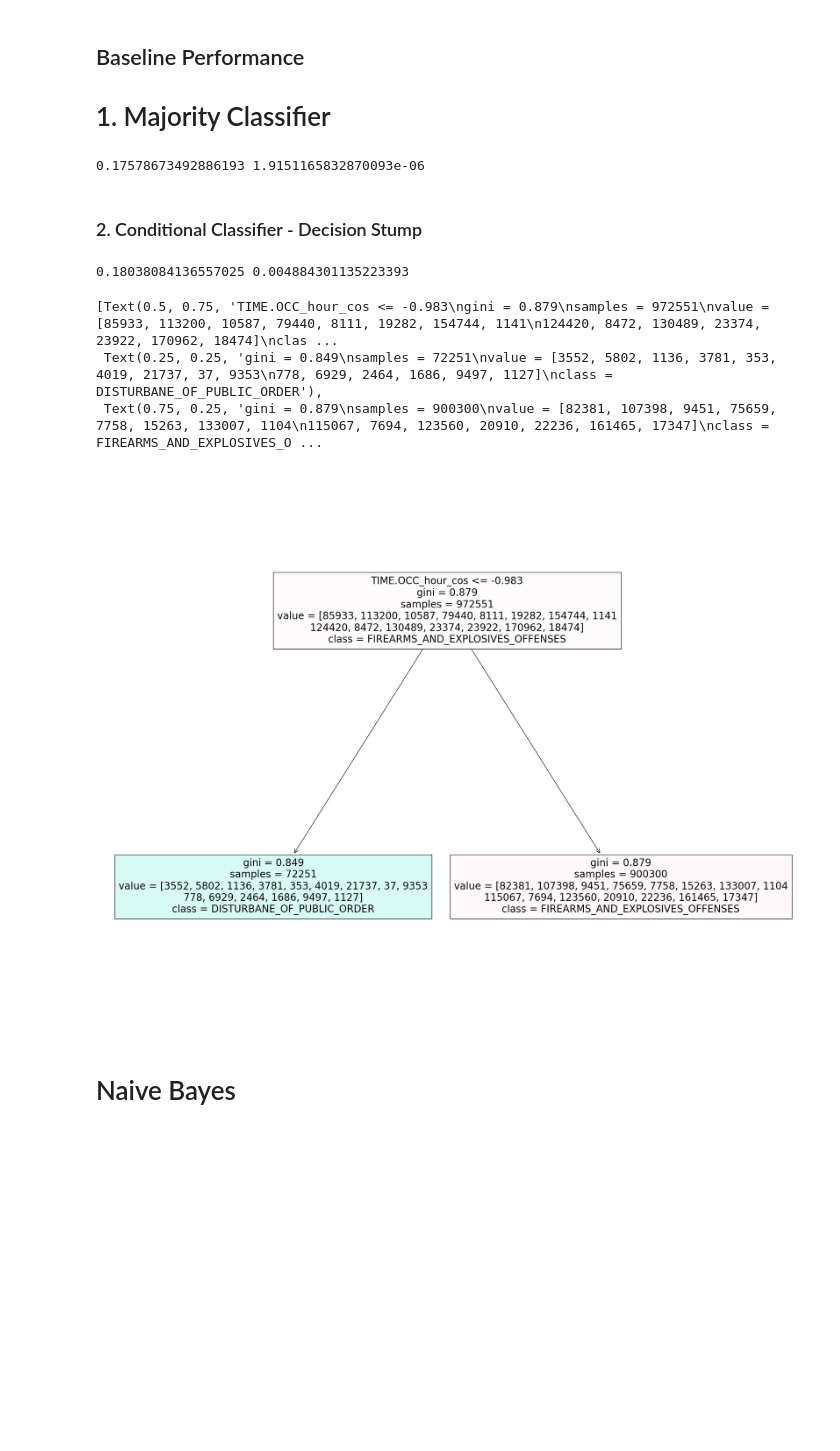
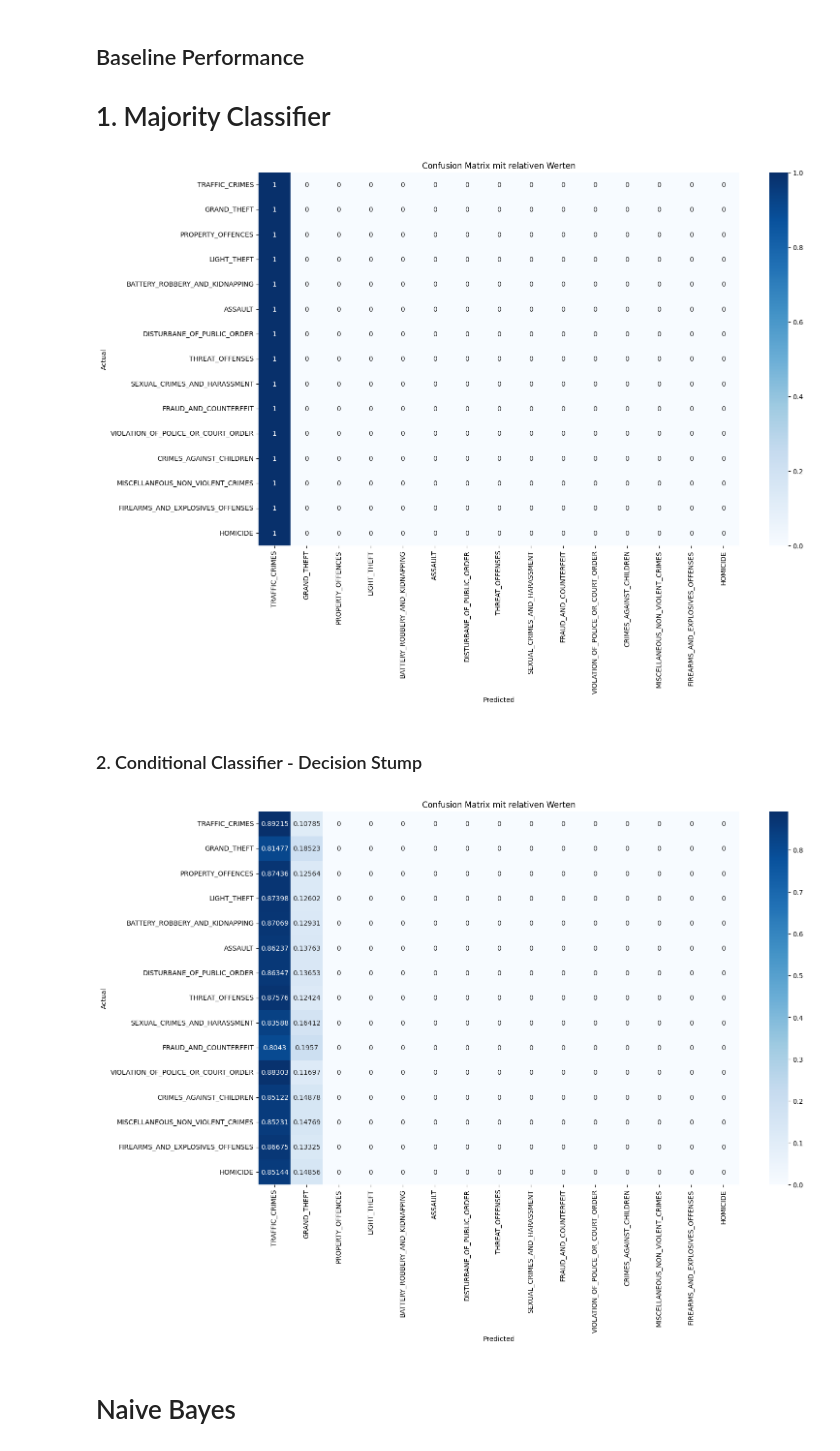
Before and after one commit to dominikth13/BI_Project, a Jupyter notebook: data_evaluation_Dominik.ipynb, the cells around one changed output. Drawn from its saved outputs; the diff is of its cells as text; code cells hidden in the pictures; blank space fills up the shorter version.

```diff
--- a/data_evaluation_Dominik.ipynb
+++ b/data_evaluation_Dominik.ipynb
@@ -174,31 +174,46 @@ plot_confusion_matrix(actual_classes, predict_classes, sorted_labels, mode='rela
 # %%
 from sklearn.dummy import DummyClassifier
 
+features = ['RD','LAT','LONG','UNIX.TIMESTAMP','TIME.OCC_hour',
+            'DATE.OCC_day','DATE.OCC_weekday','DATE.OCC_weekend','DATE.OCC_month',
+            'DATE.OCC_year','TIME.OCC_hour_cos','DATE.OCC_day_cos','DATE.OCC_weekday_cos',
+            'DATE.OCC_month_cos']
+target = 'CRIME_CAT'
+selection = features + [target]
 dummy_classifier = DummyClassifier(strategy='most_frequent')
 predict_data_encoded = cleaned_data[selection].copy()
-score = cross_validate(dummy_classifier, predict_data_encoded[features], predict_data_encoded[target], cv=5)
-print(score['test_score'].mean(), score['test_score'].std())
+# score = cross_validate(dummy_classifier, predict_data_encoded[features], predict_data_encoded[target], cv=5)
+# print(score['test_score'].mean(), score['test_score'].std())
+
+actual_classes, predict_classes, _ = cross_val_predict(dummy_classifier, kfold, np.array(predict_data_encoded[features]), np.array(predict_data_encoded[target]))
+plot_confusion_matrix(actual_classes, predict_classes, sorted_labels, mode='relative')
 # %% [output]
-0.17578673492886193 1.9151165832870093e-06
+[figure, added]
 # %% [markdown]
 ### 2. Conditional Classifier - Decision Stump
 # %%
+features = ['RD','LAT','LONG','UNIX.TIMESTAMP','TIME.OCC_hour',
+            'DATE.OCC_day','DATE.OCC_weekday','DATE.OCC_weekend','DATE.OCC_month',
+            'DATE.OCC_year','TIME.OCC_hour_cos','DATE.OCC_day_cos','DATE.OCC_weekday_cos',
+            'DATE.OCC_month_cos']
+target = 'CRIME_CAT'
+selection = features + [target]
+
 dec_stump = tree.DecisionTreeClassifier(max_depth=1)
 predict_data_encoded = cleaned_data[selection].copy()
-score = cross_validate(dec_stump, predict_data_encoded[features], predict_data_encoded[target], cv=5, return_estimator=True)
-fitted_tree = score['estimator'][np.array(score['test_score']).argmax()]
-print(score['test_score'].mean(), score['test_score'].std())
-fig = plt.figure(figsize=(25,20))
-tree.plot_tree(fitted_tree,
-                   feature_names=features,
-                   class_names=sorted_labels,
-                   filled=True)
+# score = cross_validate(dec_stump, predict_data_encoded[features], predict_data_encoded[target], cv=5, return_estimator=True)
+# fitted_tree = score['estimator'][np.array(score['test_score']).argmax()]
+# print(score['test_score'].mean(), score['test_score'].std())
+# fig = plt.figure(figsize=(25,20))
+# tree.plot_tree(fitted_tree,
+#                    feature_names=features,
+#                    class_names=sorted_labels,
+#                    filled=True)
+
+actual_classes, predict_classes, _ = cross_val_predict(dec_stump, kfold, np.array(predict_data_encoded[features]), np.array(predict_data_encoded[target]))
+plot_confusion_matrix(actual_classes, predict_classes, sorted_labels, mode='relative')
 # %% [output]
-0.18038084136557025 0.004884301135223393
-[Text(0.5, 0.75, 'TIME.OCC_hour_cos <= -0.983\ngini = 0.879\nsamples = 972551\nvalue = [85933, 113200, 10587, 79440, 8111, 19282, 154744, 1141\n124420, 8472, 130489, 23374, 23922, 170962, 18474]\nclas ...
- Text(0.25, 0.25, 'gini = 0.849\nsamples = 72251\nvalue = [3552, 5802, 1136, 3781, 353, 4019, 21737, 37, 9353\n778, 6929, 2464, 1686, 9497, 1127]\nclass = DISTURBANE_OF_PUBLIC_ORDER'),
- Text(0.75, 0.25, 'gini = 0.879\nsamples = 900300\nvalue = [82381, 107398, 9451, 75659, 7758, 15263, 133007, 1104\n115067, 7694, 123560, 20910, 22236, 161465, 17347]\nclass = FIREARMS_AND_EXPLOSIVES_O ...
-[figure, old version]
+[figure, new version]
 # %% [markdown]
 # Naive Bayes
 # %%
```
